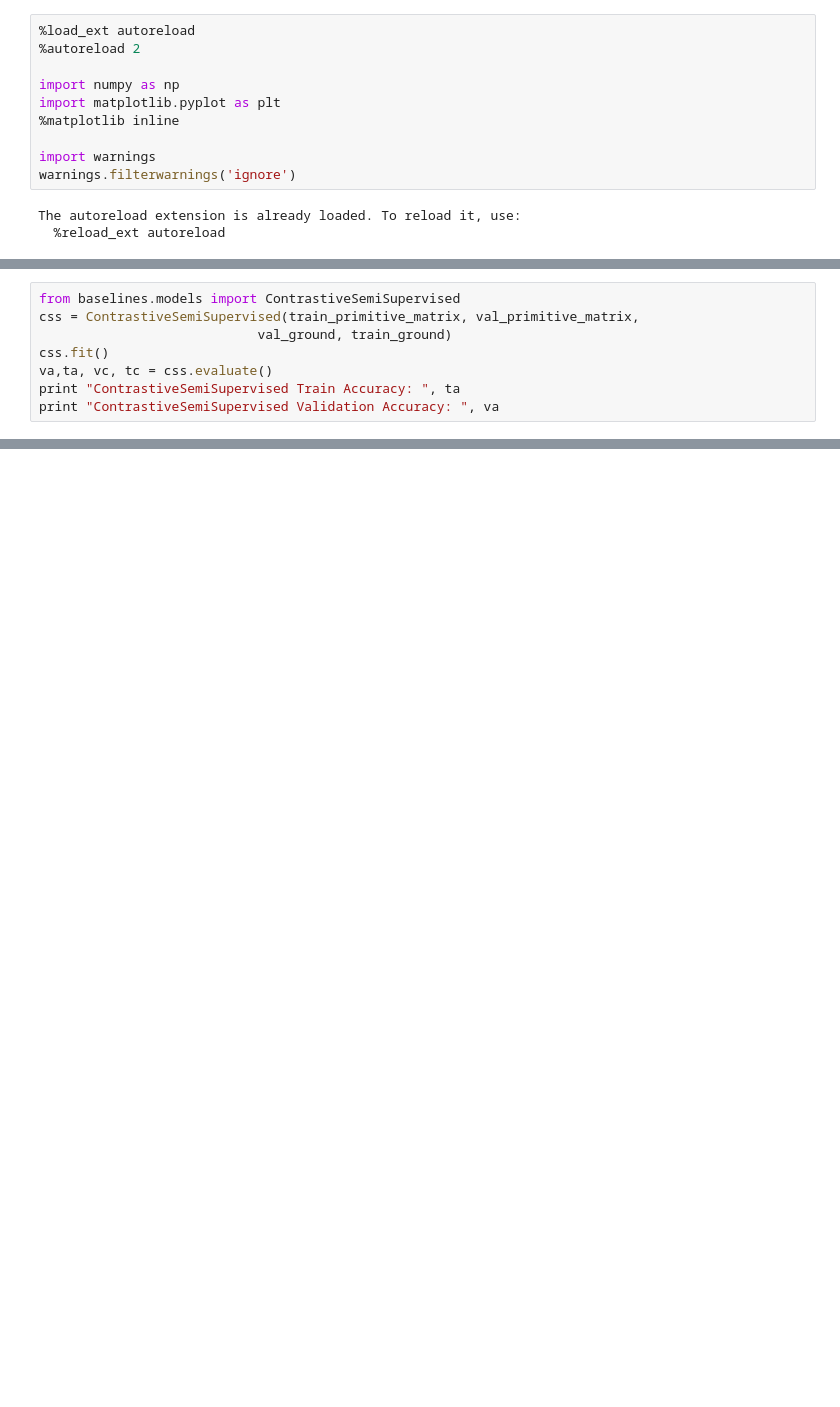
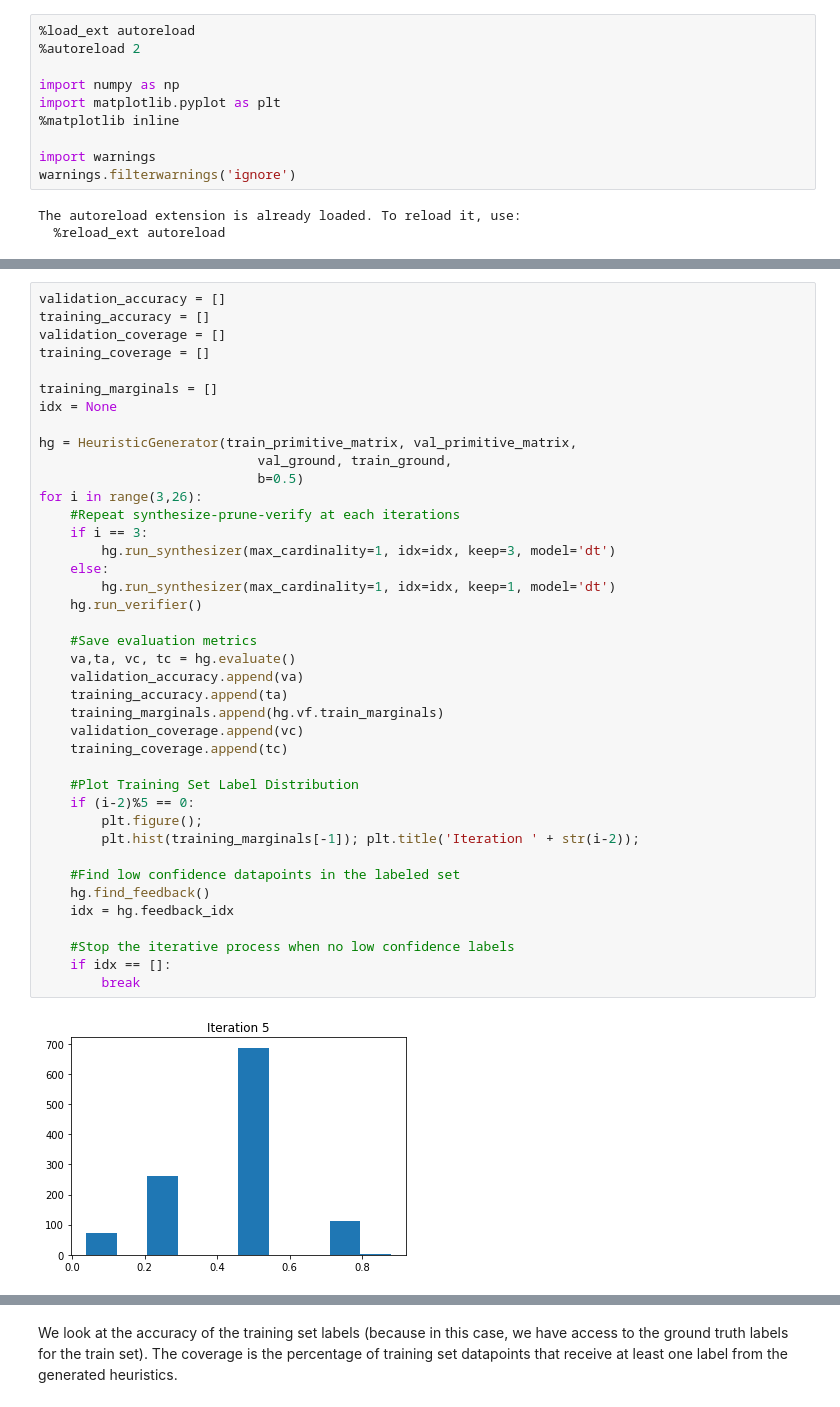
Before and after one commit to HazyResearch/reef, a Jupyter notebook: experimental_testing.ipynb, the cells around one changed output, grey strips where cells are left out. Cells and saved outputs as stored; diff of their text form; blank space fills up the shorter version.

```diff
--- a/experimental_testing.ipynb
+++ b/experimental_testing.ipynb
@@ -177,8 +13,0 @@ SemiSupervised Validation Accuracy:  0.7876886299118482
-# %%
-from baselines.models import ContrastiveSemiSupervised
-css = ContrastiveSemiSupervised(train_primitive_matrix, val_primitive_matrix,
-                            val_ground, train_ground)
-css.fit()
-va,ta, vc, tc = css.evaluate()
-print "ContrastiveSemiSupervised Train Accuracy: ", ta
-print "ContrastiveSemiSupervised Validation Accuracy: ", va
@@ -199,0 +96,42 @@ np.save(filepath+'_gt.npy', train_ground)
+# %%
+validation_accuracy = []
+training_accuracy = []
+validation_coverage = []
+training_coverage = []
+
+training_marginals = []
+idx = None
+
+hg = HeuristicGenerator(train_primitive_matrix, val_primitive_matrix,
+                            val_ground, train_ground,
+                            b=0.5)
+for i in range(3,26):
+    #Repeat synthesize-prune-verify at each iterations
+    if i == 3:
+        hg.run_synthesizer(max_cardinality=1, idx=idx, keep=3, model='dt')
+    else:
+        hg.run_synthesizer(max_cardinality=1, idx=idx, keep=1, model='dt')
+    hg.run_verifier()
+
+    #Save evaluation metrics
+    va,ta, vc, tc = hg.evaluate()
+    validation_accuracy.append(va)
+    training_accuracy.append(ta)
+    training_marginals.append(hg.vf.train_marginals)
+    validation_coverage.append(vc)
+    training_coverage.append(tc)
+
+    #Plot Training Set Label Distribution
+    if (i-2)%5 == 0:
+        plt.figure();
+        plt.hist(training_marginals[-1]); plt.title('Iteration ' + str(i-2));
+
+    #Find low confidence datapoints in the labeled set
+    hg.find_feedback()
+    idx = hg.feedback_idx
+
+    #Stop the iterative process when no low confidence labels
+    if idx == []:
+        break
+# %% [output]
+[figure, added]
@@ -199,0 +141,2 @@ np.save(filepath+'_gt.npy', train_ground)
+# %% [markdown]
+We look at the accuracy of the training set labels (because in this case, we have access to the ground truth labels for the train set). The coverage is the percentage of training set datapoints that receive at least one label from the generated heuristics.
```
Also changed, not shown: parts of 45 cells of this notebook, 12 other files.
